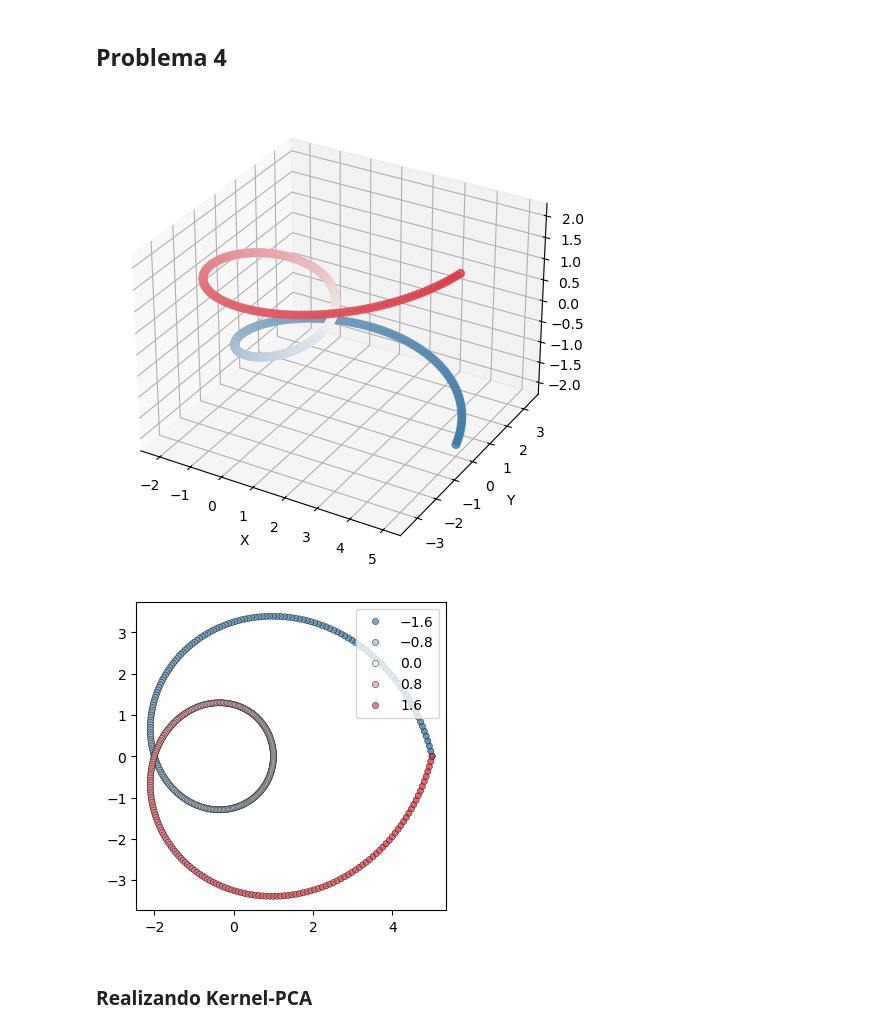
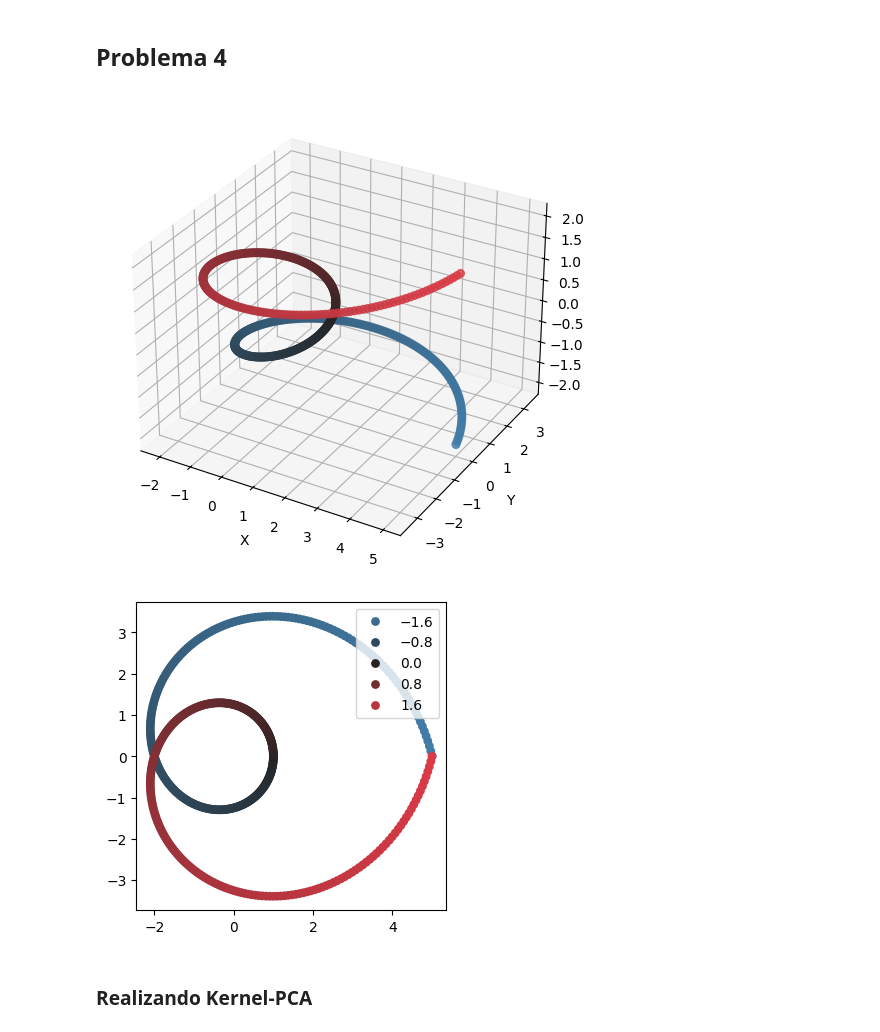
Before and after one commit to Gustavo-HA/MCE-Segundo_Semestre, a Jupyter notebook: Ciencia de Datos/Tareas/Tarea2/Tarea2.ipynb, the cells around one changed output. Saved outputs shown, nothing was run; the diff lists cells and outputs as text; code cells hidden in the pictures.

```diff
--- a/Ciencia de Datos/Tareas/Tarea2/Tarea2.ipynb
+++ b/Ciencia de Datos/Tareas/Tarea2/Tarea2.ipynb
@@ -193,5 +342,5 @@ spiral_points -= np.mean(spiral_points, axis=0)
 # %%
-cmap = sns.diverging_palette(240, 10, as_cmap=True)
+cmap = sns.diverging_palette(240, 10, as_cmap=True, center="dark")
 norm = mcolors.TwoSlopeNorm(vmin=z.min(), vcenter=0, vmax=z.max())
 
 fig = plt.figure(figsize=(8, 6))
@@ -204,14 +353,13 @@ ax.set_ylabel("Y")
 ax.set_zlabel("Z")
 plt.savefig("p4_3d.pdf", format="pdf", bbox_inches="tight")
 # %% [output]
-[figure, old version]
+[figure, new version]
 # %%
 plt.figure(figsize=(4,4))
-sns.scatterplot(x=x, y=y, hue=z, palette=cmap, hue_norm=norm,
-                edgecolor="black", s=20, alpha=0.8)
+sns.scatterplot(x=x, y=y, hue=z, palette=cmap, hue_norm=norm, s=40, alpha=1, edgecolor="none")
 plt.savefig("p4_2d.pdf", format="pdf", bbox_inches="tight")
 # %% [output]
-[figure, old version]
+[figure, new version]
 # %% [markdown]
 ### Realizando Kernel-PCA
 # %%
```
Also changed, not shown: parts of 51 cells of this notebook, 1 other file.
